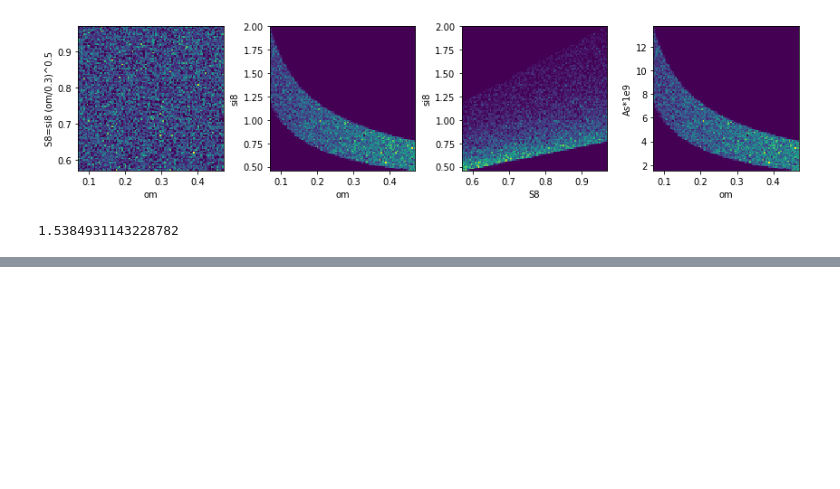
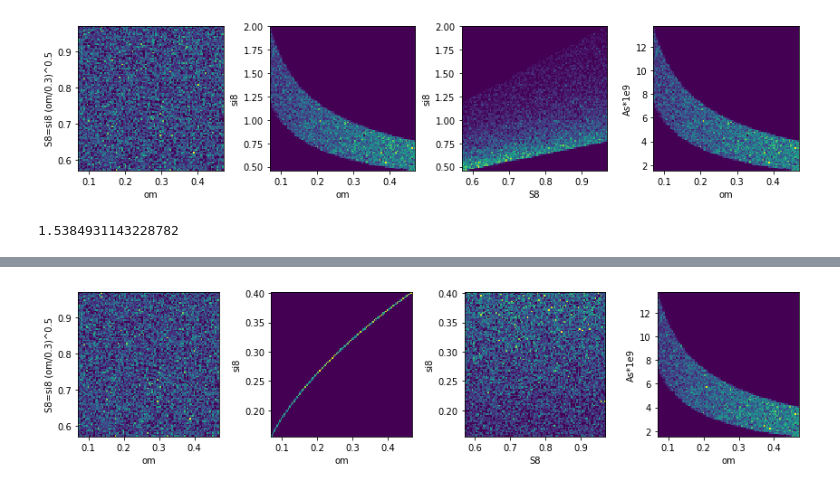
Before and after one commit to liuxx479/Outlier, a Jupyter notebook: GRF.ipynb, the cells around one changed output, grey strips where cells are left out. Saved outputs shown, nothing was run; the diff lists cells and outputs as text; code cells hidden in the pictures; blank space fills up the shorter version.

```diff
--- a/GRF.ipynb
+++ b/GRF.ipynb
@@ -265,0 +300,18 @@ amin(A_se9_arr)
+# %%
+f=figure(figsize=(12,3))
+subplot(141)
+hist2d(om_out, S8_out,bins=100)
+xlabel('om');ylabel('S8=si8 (om/0.3)^0.5')
+subplot(142)
+hist2d(om_out, si8_out,bins=100)
+xlabel('om');ylabel('si8')
+subplot(143)
+hist2d(S8_out, si8_out,bins=100)
+#hist2d(S8_out, S8_out/sqrt(om_out/0.3),bins=100)
+xlabel('S8');ylabel('si8')
+subplot(144)
+hist2d(om_out, A_se9_out,bins=100)
+xlabel('om');ylabel('As*1e9')
+plt.tight_layout()
+# %% [output]
+[figure, added]
```
Also changed, not shown: parts of 6 cells of this notebook.
